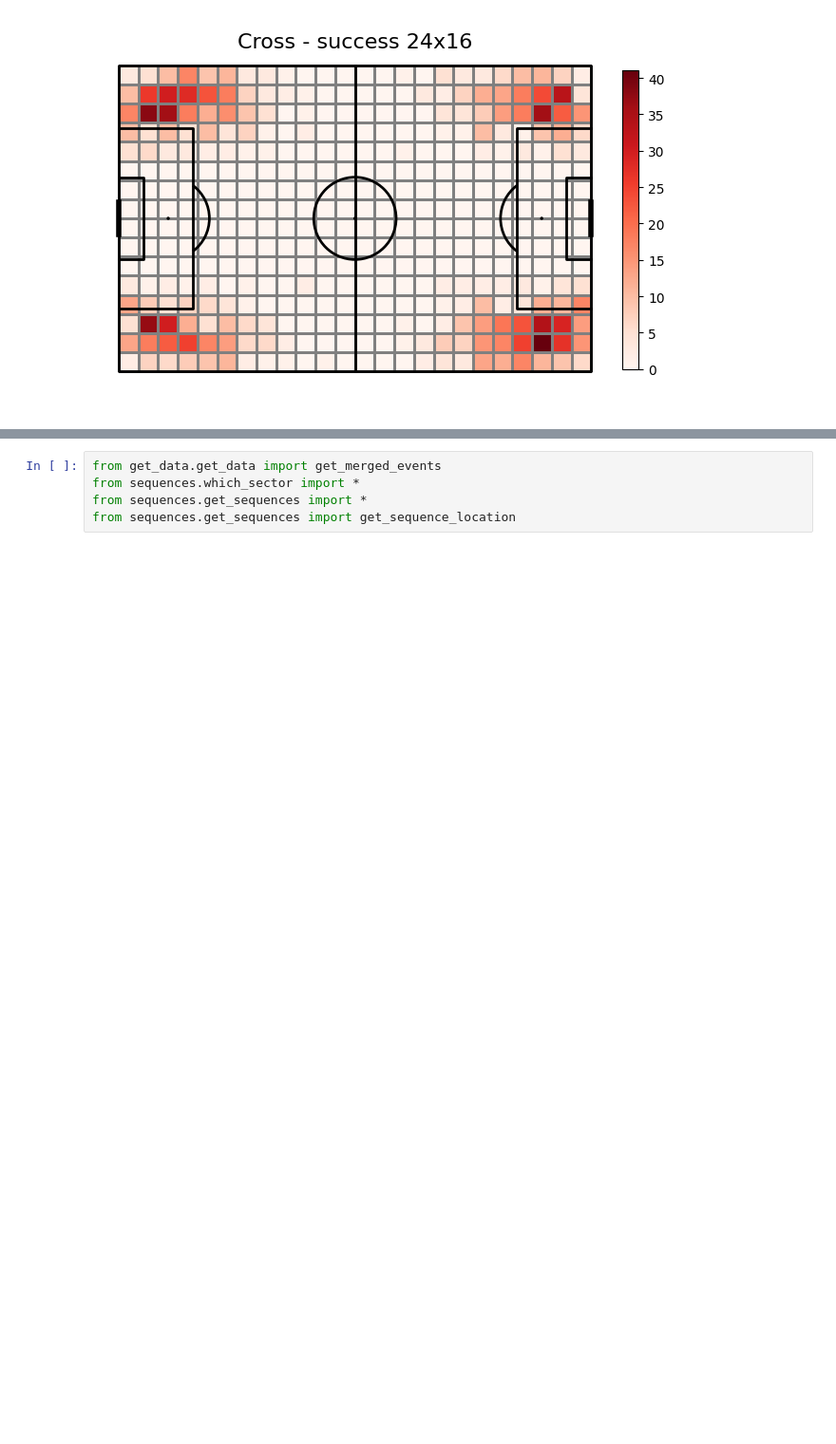
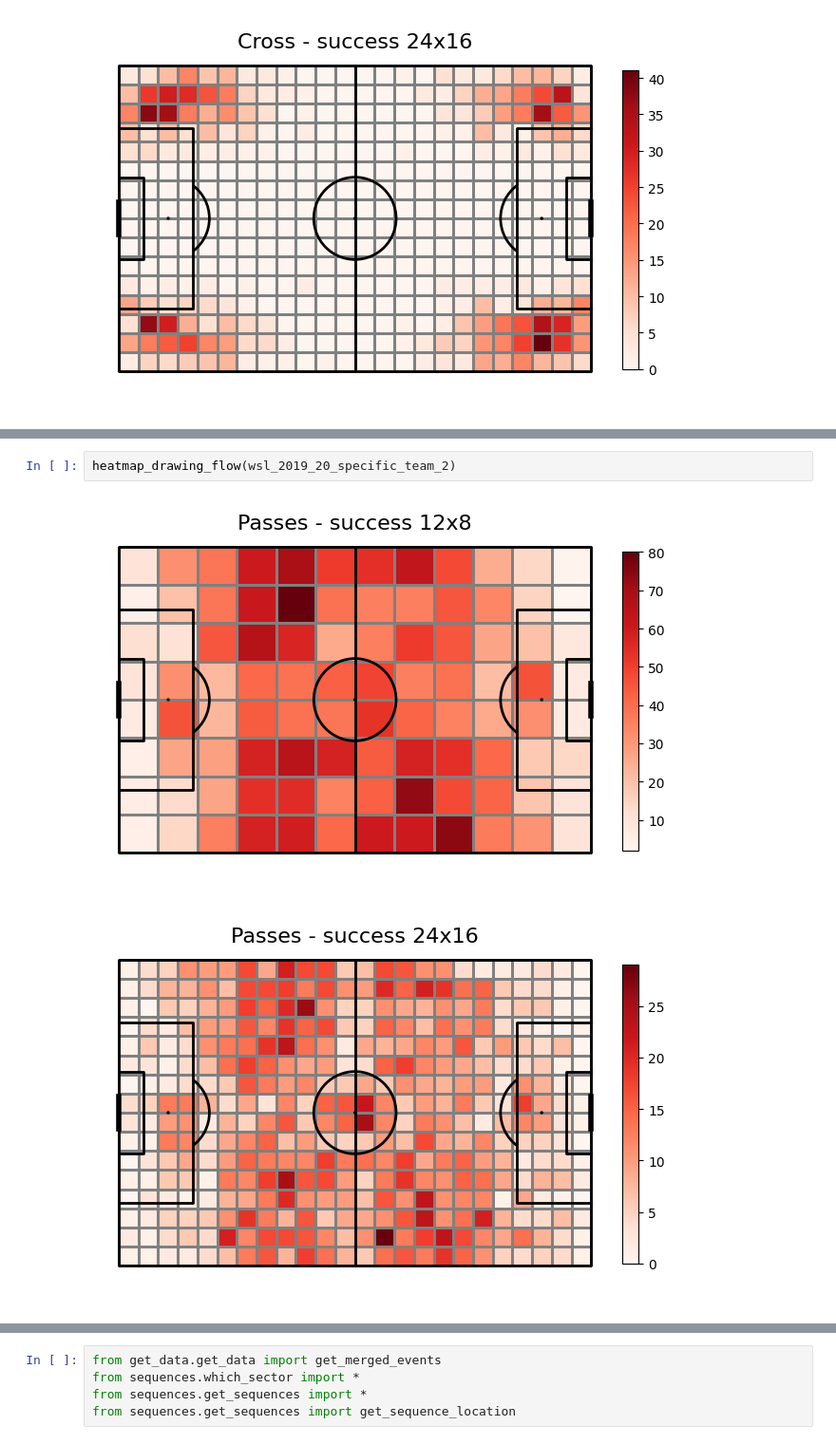
Before and after one commit to mattyl006/sport-data-science, a Jupyter notebook: heatmaps_opta.ipynb, the cells around one changed output, grey strips where cells are left out. Shown at 95% size. Drawn from its saved outputs; the diff is of its cells as text; blank space fills up the shorter version.

```diff
--- a/heatmaps_opta.ipynb
+++ b/heatmaps_opta.ipynb
@@ -156,0 +171,5 @@ heatmap_drawing_flow(wsl_all)
+# %%
+heatmap_drawing_flow(wsl_2019_20_specific_team_2)
+# %% [output]
+[figure, added]
+[figure, added]
```
Also changed, not shown: parts of 10 cells of this notebook.
